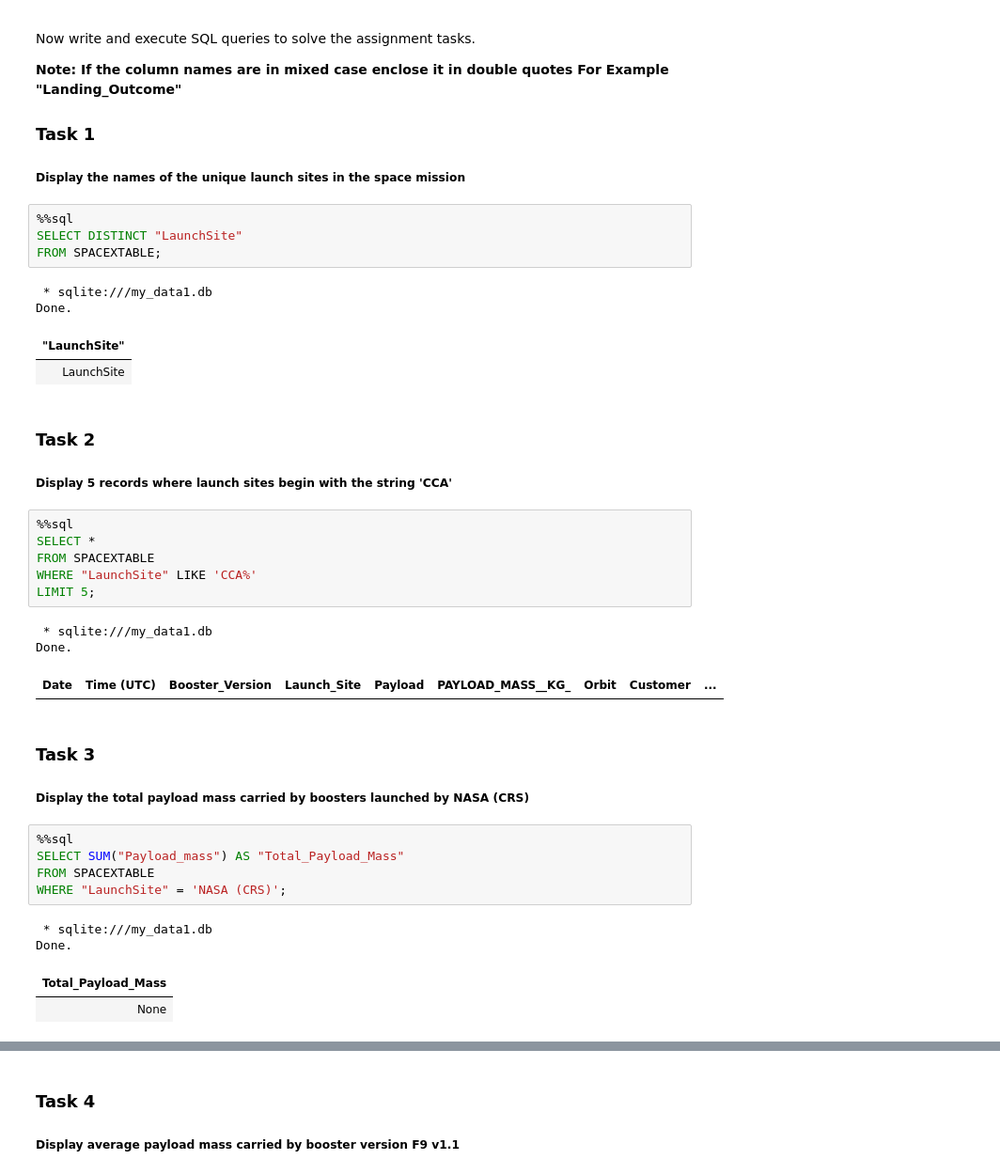
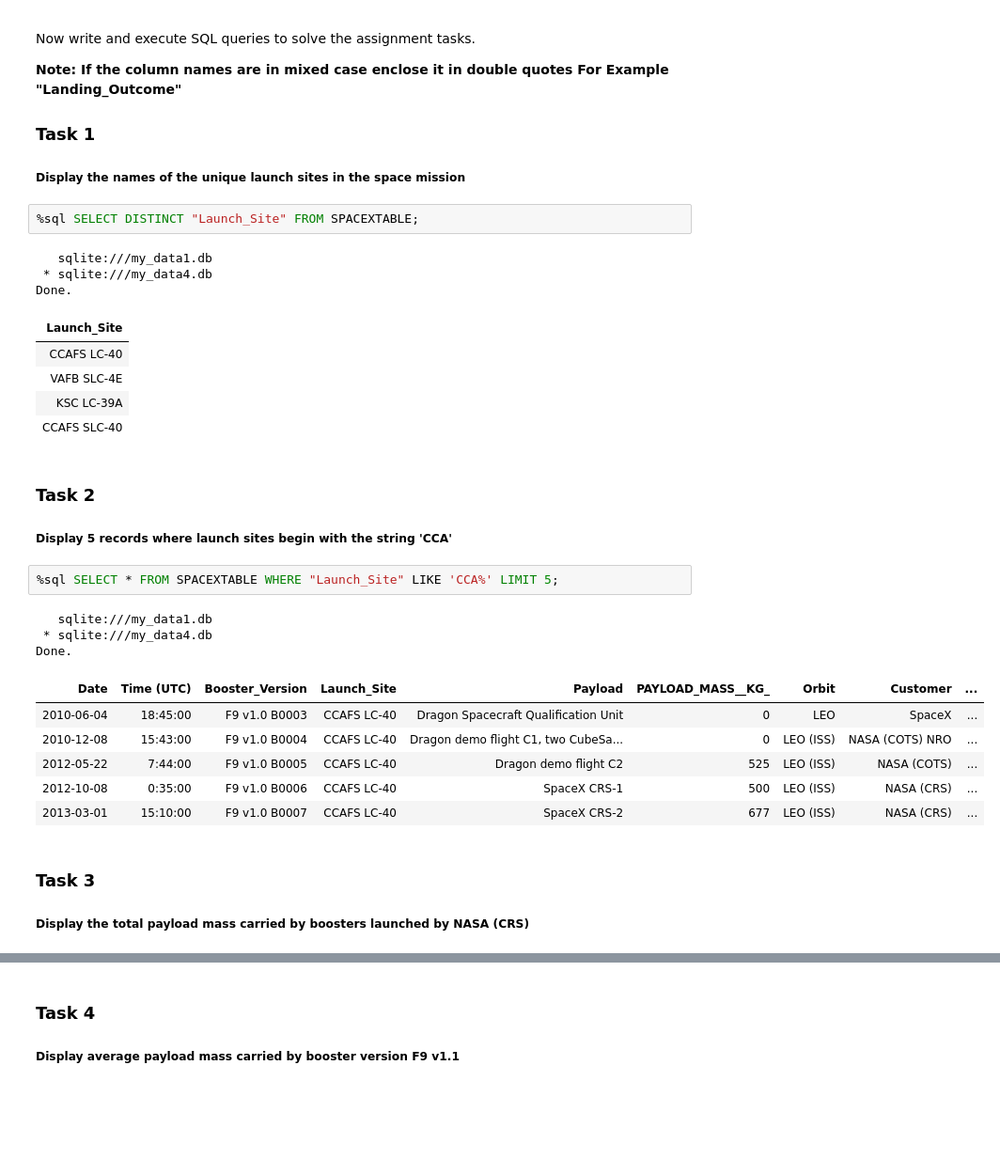
Before and after one commit to JOEL-BINU-PHILIP/Capstone-Project-Assignment, a Jupyter notebook: Capstone-project-eda-sql-coursera_sqllite.ipynb, the cells around one changed output, grey strips where cells are left out. Shown: that part at 94% size. Saved outputs shown, nothing was run; the diff lists cells and outputs as text; blank space fills up the shorter version.

```diff
--- a/Capstone-project-eda-sql-coursera_sqllite.ipynb
+++ b/Capstone-project-eda-sql-coursera_sqllite.ipynb
@@ -132,14 +173,16 @@ Now write and execute SQL queries to solve the assignment tasks.
 
 ##### Display the names of the unique launch sites  in the space mission
 # %%
-%%sql
-SELECT DISTINCT "LaunchSite"
-FROM SPACEXTABLE;
+%sql SELECT DISTINCT "Launch_Site" FROM SPACEXTABLE;
 # %% [output]
- * sqlite:///my_data1.db
+   sqlite:///my_data1.db
+ * sqlite:///my_data4.db
 Done.
-| "LaunchSite" |
-| LaunchSite |
+| Launch_Site |
+| CCAFS LC-40 |
+| VAFB SLC-4E |
+| KSC LC-39A |
+| CCAFS SLC-40 |
 # %% [markdown]
 
 ### Task 2
@@ -147,15 +190,17 @@ Done.
 
 #####  Display 5 records where launch sites begin with the string 'CCA'
 # %%
-%%sql
-SELECT *
-FROM SPACEXTABLE
-WHERE "LaunchSite" LIKE 'CCA%'
-LIMIT 5;
+%sql SELECT * FROM SPACEXTABLE WHERE "Launch_Site" LIKE 'CCA%' LIMIT 5;
 # %% [output]
- * sqlite:///my_data1.db
+   sqlite:///my_data1.db
+ * sqlite:///my_data4.db
 Done.
 | Date | Time (UTC) | Booster_Version | Launch_Site | Payload | PAYLOAD_MASS__KG_ | Orbit | Customer | ... |
+| 2010-06-04 | 18:45:00 | F9 v1.0 B0003 | CCAFS LC-40 | Dragon Spacecraft Qualification Unit | 0 | LEO | SpaceX | ... |
+| 2010-12-08 | 15:43:00 | F9 v1.0 B0004 | CCAFS LC-40 | Dragon demo flight C1, two CubeSa... | 0 | LEO (ISS) | NASA (COTS) NRO | ... |
+| 2012-05-22 | 7:44:00 | F9 v1.0 B0005 | CCAFS LC-40 | Dragon demo flight C2 | 525 | LEO (ISS) | NASA (COTS) | ... |
+| 2012-10-08 | 0:35:00 | F9 v1.0 B0006 | CCAFS LC-40 | SpaceX CRS-1 | 500 | LEO (ISS) | NASA (CRS) | ... |
+| 2013-03-01 | 15:10:00 | F9 v1.0 B0007 | CCAFS LC-40 | SpaceX CRS-2 | 677 | LEO (ISS) | NASA (CRS) | ... |
 # %% [markdown]
 ### Task 3
 
@@ -163,13 +208,3 @@ Done.
 
 
 ##### Display the total payload mass carried by boosters launched by NASA (CRS)
-# %%
-%%sql
-SELECT SUM("Payload_mass") AS "Total_Payload_Mass"
-FROM SPACEXTABLE
-WHERE "LaunchSite" = 'NASA (CRS)';
-# %% [output]
- * sqlite:///my_data1.db
-Done.
-| Total_Payload_Mass |
-| None |
```
Also changed, not shown: parts of 19 cells of this notebook.
